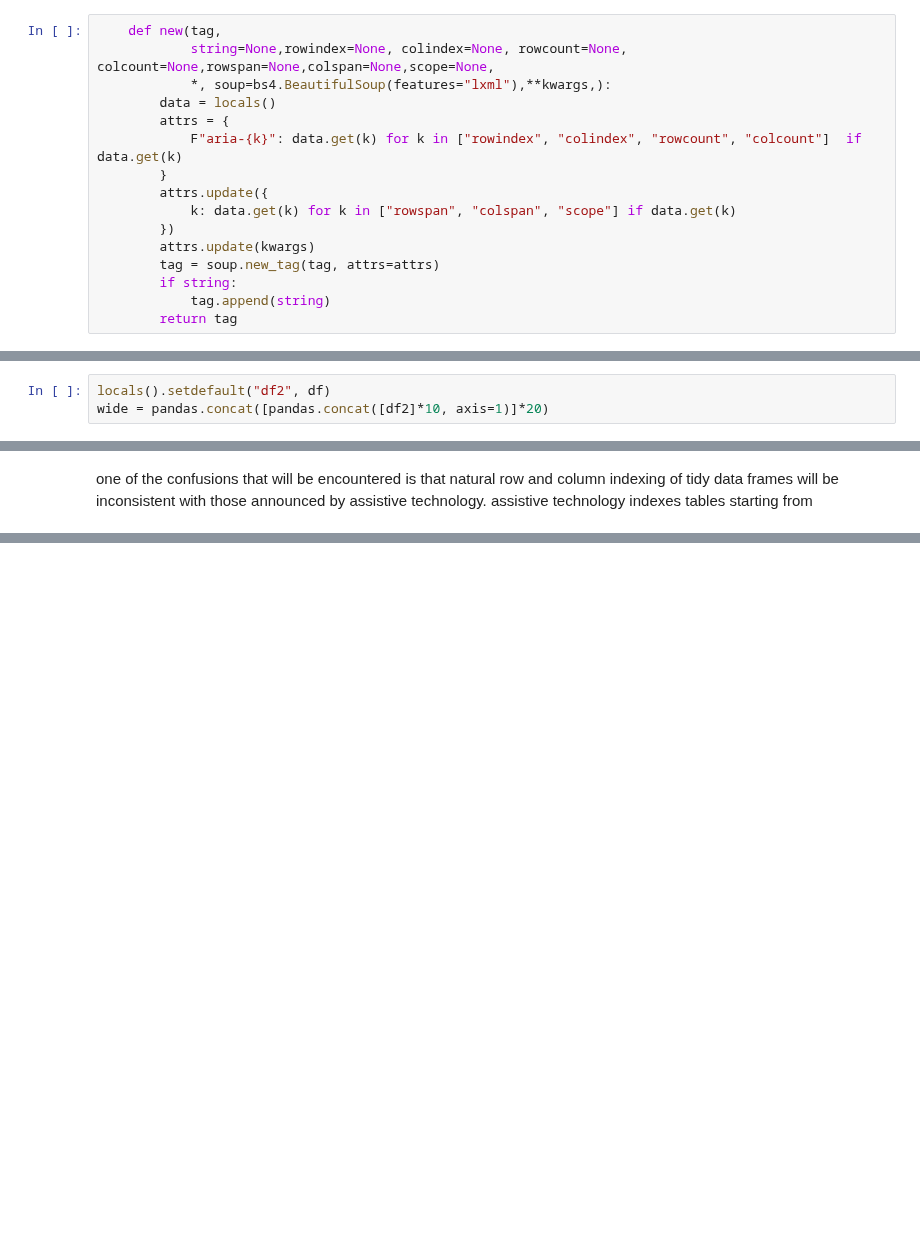
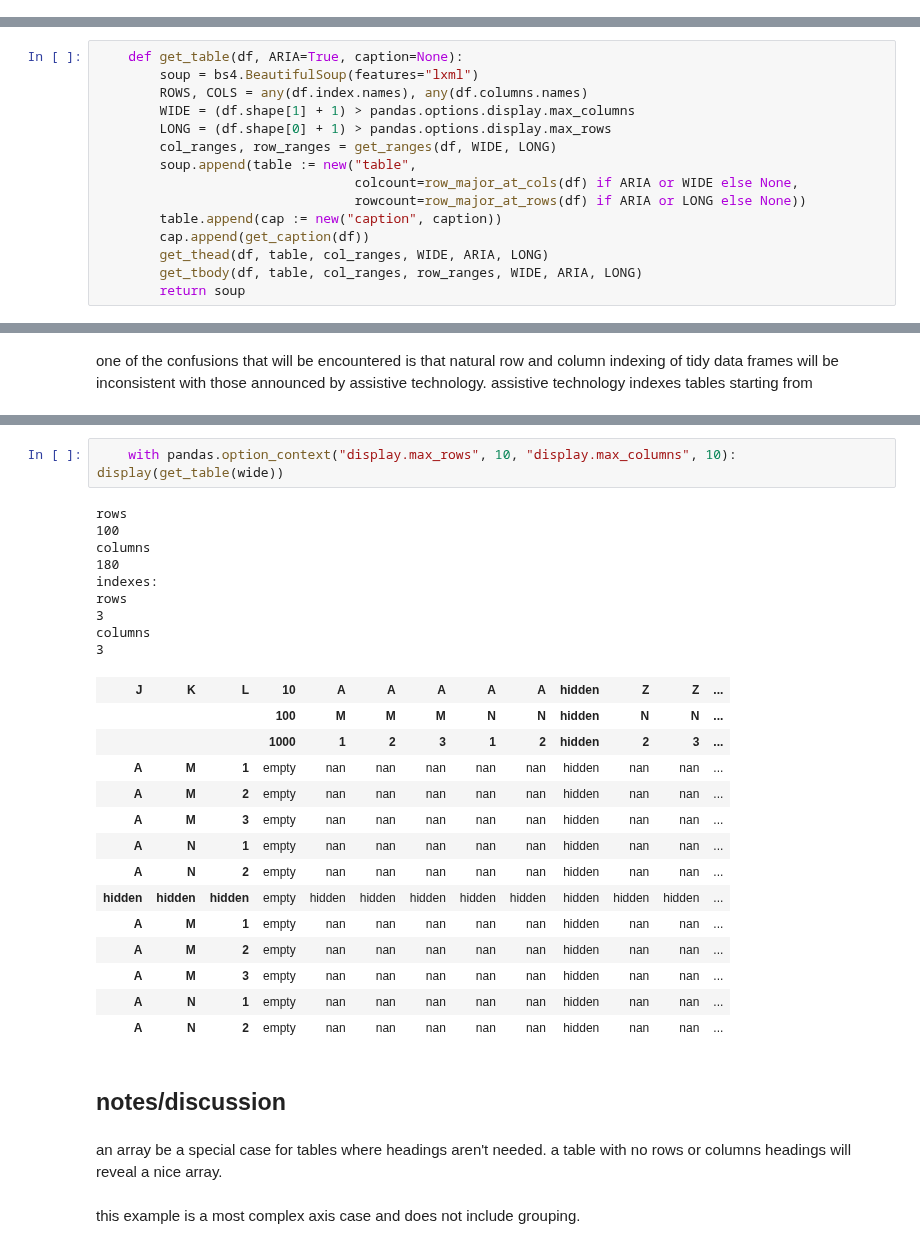
Before and after one commit to tonyfast/tonyfast, a Jupyter notebook: tonyfast/xxiv/2024-02-26-multiindex-aria.ipynb, the cells around one changed output, grey strips where cells are left out. Saved outputs shown, nothing was run; the diff lists cells and outputs as text; blank space fills up the shorter version.

Commit message:
functionalized the multiinex aria notebook

```diff
--- a/tonyfast/xxiv/2024-02-26-multiindex-aria.ipynb
+++ b/tonyfast/xxiv/2024-02-26-multiindex-aria.ipynb
@@ -58,16 +33,0 @@ please provide us feedback at https://github.com/pandas-dev/pandas/issues/54466
-# %%
-    def new(tag,
-            string=None,rowindex=None, colindex=None, rowcount=None, colcount=None,rowspan=None,colspan=None,scope=None,
-            *, soup=bs4.BeautifulSoup(features="lxml"),**kwargs,):
-        data = locals()
-        attrs = {
-            F"aria-{k}": data.get(k) for k in ["rowindex", "colindex", "rowcount", "colcount"]  if data.get(k)
-        }
-        attrs.update({
-            k: data.get(k) for k in ["rowspan", "colspan", "scope"] if data.get(k)
-        })
-        attrs.update(kwargs)
-        tag = soup.new_tag(tag, attrs=attrs)
-        if string:
-            tag.append(string)
-        return tag
@@ -78,3 +33,0 @@ please provide us feedback at https://github.com/pandas-dev/pandas/issues/54466
-# %%
-locals().setdefault("df2", df)
-wide = pandas.concat([pandas.concat([df2]*10, axis=1)]*20)
@@ -82,0 +36,15 @@ aria needs to be adjusted by the names.
+# %%
+    def get_table(df, ARIA=True, caption=None):
+        soup = bs4.BeautifulSoup(features="lxml")
+        ROWS, COLS = any(df.index.names), any(df.columns.names)
+        WIDE = (df.shape[1] + 1) > pandas.options.display.max_columns
+        LONG = (df.shape[0] + 1) > pandas.options.display.max_rows
+        col_ranges, row_ranges = get_ranges(df, WIDE, LONG)
+        soup.append(table := new("table",
+                                 colcount=row_major_at_cols(df) if ARIA or WIDE else None,
+                                 rowcount=row_major_at_rows(df) if ARIA or LONG else None))
+        table.append(cap := new("caption", caption))
+        cap.append(get_caption(df))
+        get_thead(df, table, col_ranges, WIDE, ARIA, LONG)
+        get_tbody(df, table, col_ranges, row_ranges, WIDE, ARIA, LONG)
+        return soup
@@ -214,0 +228,32 @@ write the column values
+# %%
+    with pandas.option_context("display.max_rows", 10, "display.max_columns", 10): display(get_table(wide))
+# %% [output]
+rows
+100
+columns
+180
+indexes:
+rows
+3
+columns
+3
+| J | K | L | 10 | A | A | A | A | A | hidden | Z | Z | ... |
+|  |  |  | 100 | M | M | M | N | N | hidden | N | N | ... |
+|  |  |  | 1000 | 1 | 2 | 3 | 1 | 2 | hidden | 2 | 3 | ... |
+| A | M | 1 | empty | nan | nan | nan | nan | nan | hidden | nan | nan | ... |
+| A | M | 2 | empty | nan | nan | nan | nan | nan | hidden | nan | nan | ... |
+| A | M | 3 | empty | nan | nan | nan | nan | nan | hidden | nan | nan | ... |
+| A | N | 1 | empty | nan | nan | nan | nan | nan | hidden | nan | nan | ... |
+| A | N | 2 | empty | nan | nan | nan | nan | nan | hidden | nan | nan | ... |
+| hidden | hidden | hidden | empty | hidden | hidden | hidden | hidden | hidden | hidden | hidden | hidden | ... |
+| A | M | 1 | empty | nan | nan | nan | nan | nan | hidden | nan | nan | ... |
+| A | M | 2 | empty | nan | nan | nan | nan | nan | hidden | nan | nan | ... |
+| A | M | 3 | empty | nan | nan | nan | nan | nan | hidden | nan | nan | ... |
+| A | N | 1 | empty | nan | nan | nan | nan | nan | hidden | nan | nan | ... |
+| A | N | 2 | empty | nan | nan | nan | nan | nan | hidden | nan | nan | ... |
+# %% [markdown]
+## notes/discussion
+# %% [markdown]
+an array be a special case for tables where headings aren't needed. a table with no rows or columns headings will reveal a nice array.
+# %% [markdown]
+this example is a most complex axis case and does not include grouping.
```
Also changed, not shown: parts of 24 cells of this notebook.
